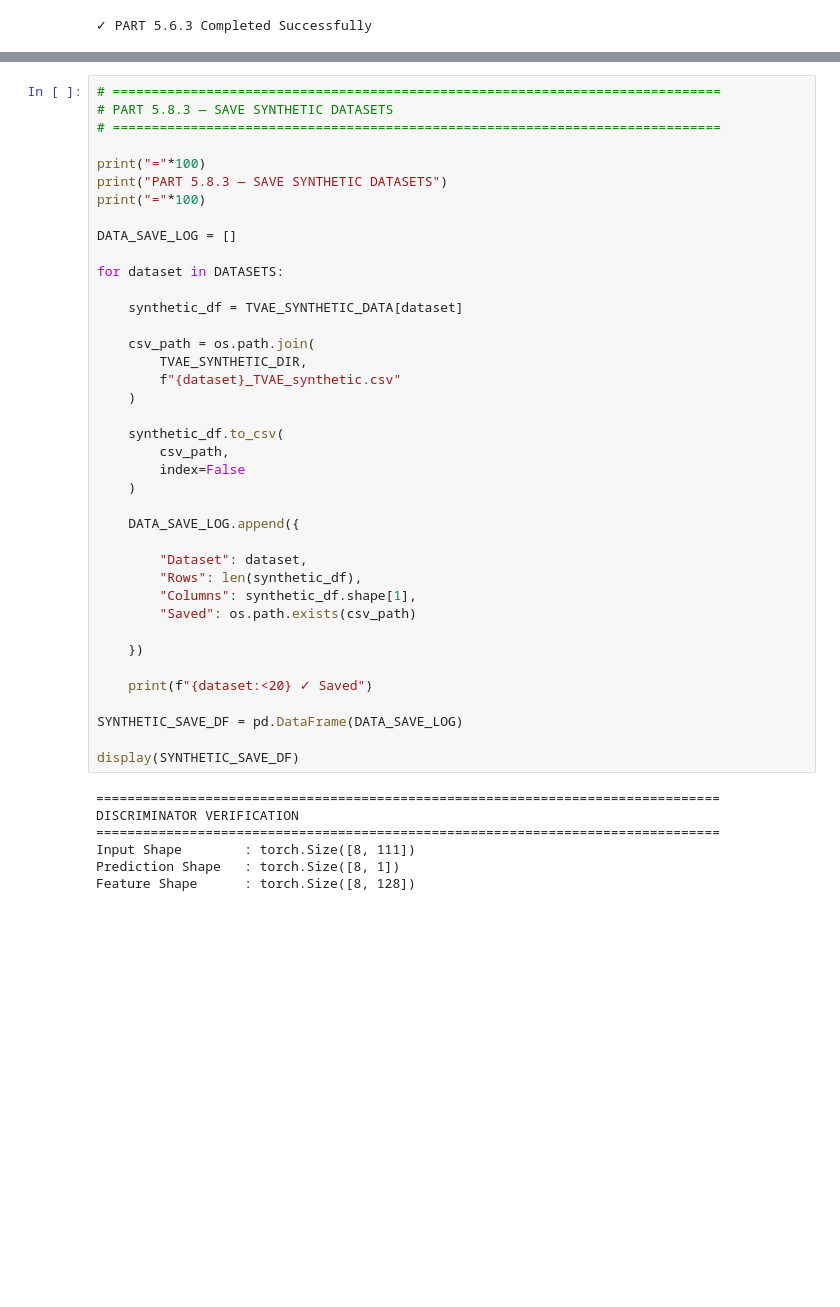
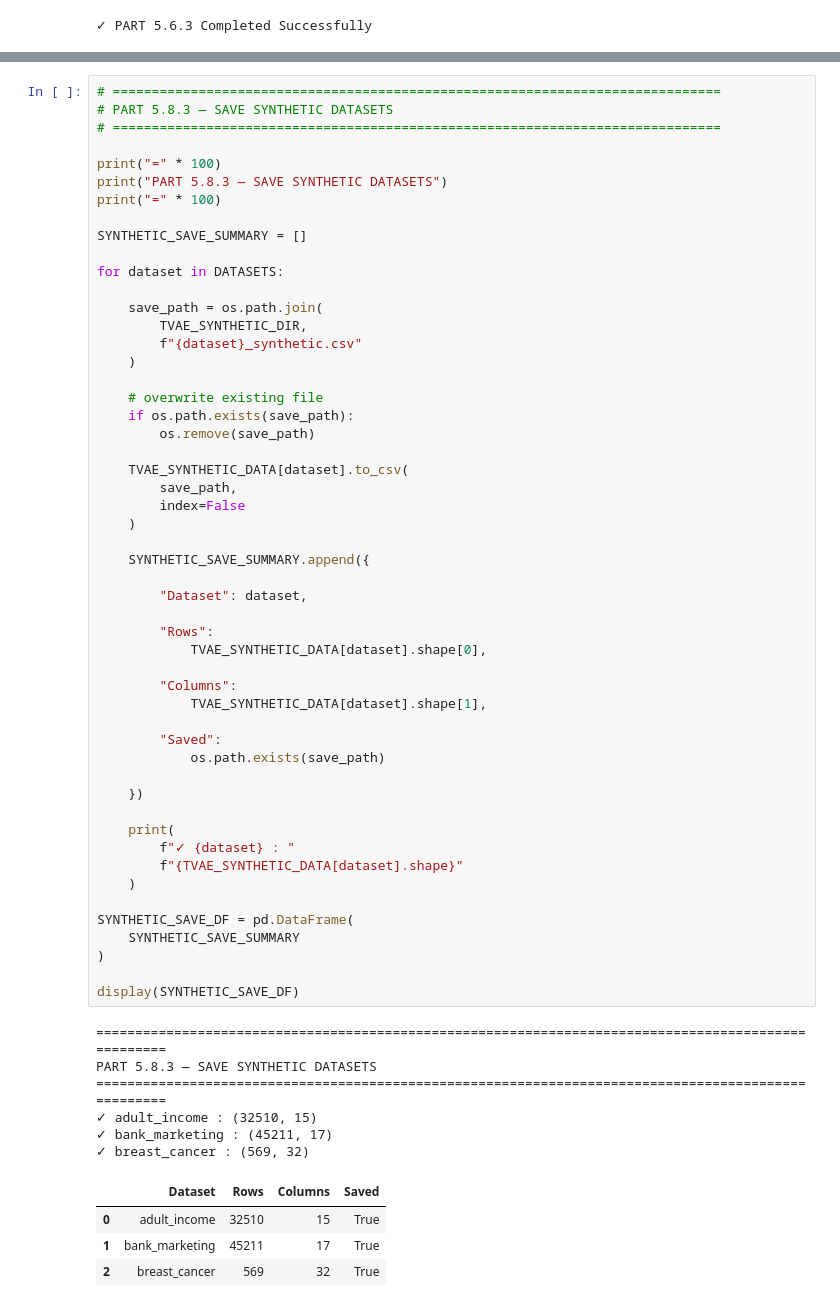
Before and after one commit to amzad-786githumb/Privacy-Preserving-Synthetic-Tabular-Data-Generation-Using-Generative-Adversarial-Networks, a Jupyter notebook: 05_Proposed_SPP_GAN.ipynb, the cells around one changed output, grey strips where cells are left out. Saved outputs shown, nothing was run; the diff lists cells and outputs as text; blank space fills up the shorter version.

```diff
--- a/05_Proposed_SPP_GAN.ipynb
+++ b/05_Proposed_SPP_GAN.ipynb
@@ -2630,48 +2754,65 @@ Discriminator factory created.
 # %%
 # ==============================================================================
 # PART 5.8.3 — SAVE SYNTHETIC DATASETS
 # ==============================================================================
 
-print("="*100)
+print("=" * 100)
 print("PART 5.8.3 — SAVE SYNTHETIC DATASETS")
-print("="*100)
+print("=" * 100)
 
-DATA_SAVE_LOG = []
+SYNTHETIC_SAVE_SUMMARY = []
 
 for dataset in DATASETS:
 
-    synthetic_df = TVAE_SYNTHETIC_DATA[dataset]
-
-    csv_path = os.path.join(
+    save_path = os.path.join(
         TVAE_SYNTHETIC_DIR,
-        f"{dataset}_TVAE_synthetic.csv"
+        f"{dataset}_synthetic.csv"
     )
 
-    synthetic_df.to_csv(
-        csv_path,
+    # overwrite existing file
+    if os.path.exists(save_path):
+        os.remove(save_path)
+
+    TVAE_SYNTHETIC_DATA[dataset].to_csv(
+        save_path,
         index=False
     )
 
-    DATA_SAVE_LOG.append({
+    SYNTHETIC_SAVE_SUMMARY.append({
 
         "Dataset": dataset,
-        "Rows": len(synthetic_df),
-        "Columns": synthetic_df.shape[1],
-        "Saved": os.path.exists(csv_path)
+
+        "Rows":
+            TVAE_SYNTHETIC_DATA[dataset].shape[0],
+
+        "Columns":
+            TVAE_SYNTHETIC_DATA[dataset].shape[1],
+
+        "Saved":
+            os.path.exists(save_path)
 
     })
 
-    print(f"{dataset:<20} ✓ Saved")
+    print(
+        f"✓ {dataset} : "
+        f"{TVAE_SYNTHETIC_DATA[dataset].shape}"
+    )
 
-SYNTHETIC_SAVE_DF = pd.DataFrame(DATA_SAVE_LOG)
+SYNTHETIC_SAVE_DF = pd.DataFrame(
+    SYNTHETIC_SAVE_SUMMARY
+)
 
 display(SYNTHETIC_SAVE_DF)
 # %% [output]
-================================================================================
-DISCRIMINATOR VERIFICATION
-================================================================================
-Input Shape        : torch.Size([8, 111])
-Prediction Shape   : torch.Size([8, 1])
-Feature Shape      : torch.Size([8, 128])
+====================================================================================================
+PART 5.8.3 — SAVE SYNTHETIC DATASETS
+====================================================================================================
+✓ adult_income : (32510, 15)
+✓ bank_marketing : (45211, 17)
+✓ breast_cancer : (569, 32)
+|  | Dataset | Rows | Columns | Saved |
+| 0 | adult_income | 32510 | 15 | True |
+| 1 | bank_marketing | 45211 | 17 | True |
+| 2 | breast_cancer | 569 | 32 | True |
 # %%
 # ==============================================================================
```
Also changed, not shown: parts of 25 cells of this notebook.
